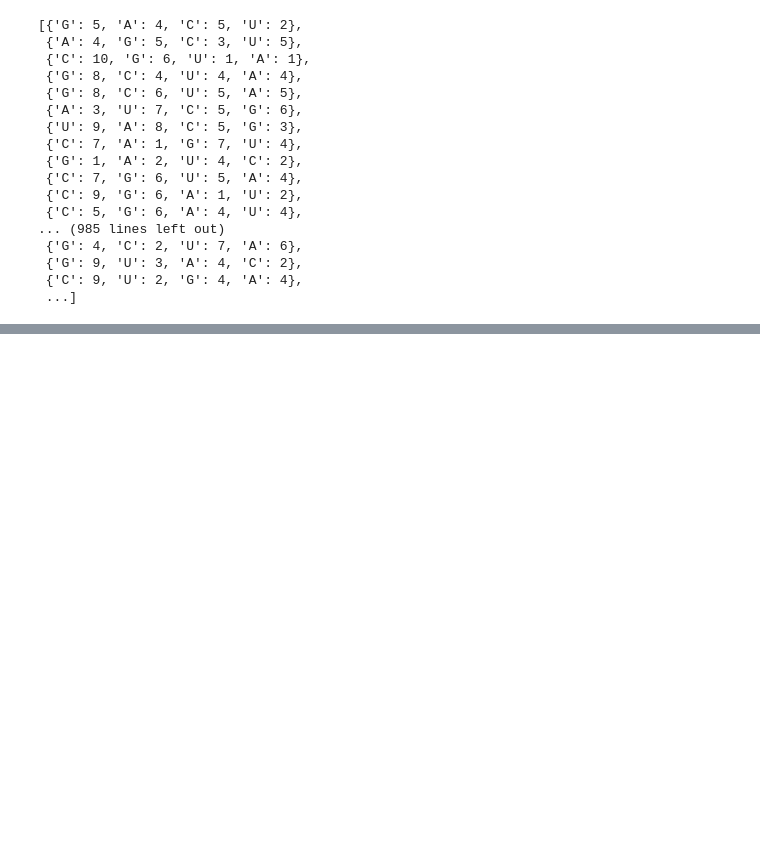
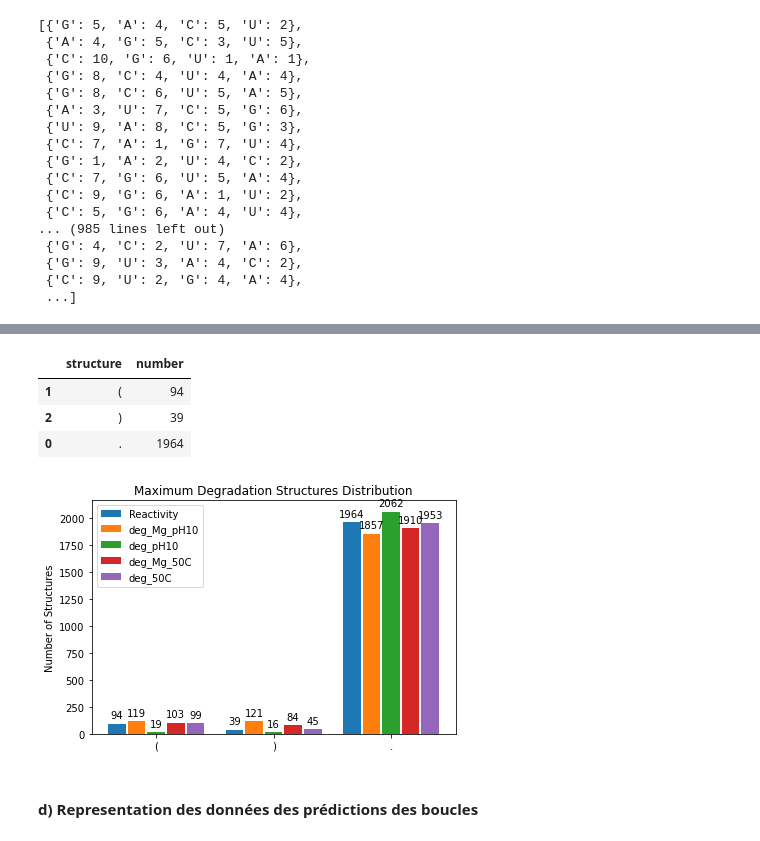
Before and after one commit to Sawzen/OpenVaccine-COVID-19-mRNA-Vaccine-Degradation-Prediction, a Jupyter notebook: Kaggle_New_Version.ipynb, the cells around one changed output, grey strips where cells are left out. Cells and saved outputs as stored; diff of their text form; code cells hidden in the pictures; blank space fills up the shorter version.

```diff
--- a/Kaggle_New_Version.ipynb
+++ b/Kaggle_New_Version.ipynb
@@ -374,0 +571,77 @@ for k in dico3:
+# %%
+# Réprésentation des données structurales
+
+df_strct_rea_max = pd.DataFrame(max_strct_rea.items(), columns = ['structure', 'number'])
+df_strct_deg_max = pd.DataFrame(max_strct_MGph.items(), columns = ['structure', 'number'])
+
+df_strct_rea_max = df_strct_rea_max.sort_values(by=['structure'])
+df_strct_deg_max = df_strct_deg_max.sort_values(by=['structure'])
+
+df_strct_ph_max = pd.DataFrame(max_strct_ph.items(), columns = ['structure', 'number'])
+df_strct_mg_max = pd.DataFrame(max_strct_MG50.items(), columns = ['structure', 'number'])
+df_strct_50_max = pd.DataFrame(max_strct_50.items(), columns = ['structure', 'number'])
+
+df_strct_ph_max = df_strct_ph_max.sort_values(by=['structure'])
+df_strct_mg_max = df_strct_mg_max.sort_values(by=['structure'])
+df_strct_50_max = df_strct_50_max.sort_values(by=['structure'])
+
+df_strct_rea_max
+# %% [output]
+|  | structure | number |
+| 1 | ( | 94 |
+| 2 | ) | 39 |
+| 0 | . | 1964 |
+# %%
+labels = df_strct_rea_max['structure']
+rea = list(df_strct_rea_max['number'])
+mgph = list(df_strct_deg_max['number'])
+ph = list(df_strct_ph_max['number'])
+mg = list(df_strct_mg_max['number'])
+c50 = list(df_strct_50_max['number'])
+
+#x = np.arange(len(labels))  # the label locations
+lst = [2, 5, 8]
+x = np.array(lst)
+width = 0.45  # the width of the bars
+
+
+fig, ax = plt.subplots()
+rects1 = ax.bar(x - 1, rea, width, label='Reactivity')
+rects2 = ax.bar(x - 0.5, mgph, width, label='deg_Mg_pH10')
+rects3 = ax.bar(x + 0.00, ph, width, label='deg_pH10')
+rects4 = ax.bar(x + 0.5, mg, width, label='deg_Mg_50C')
+rects5 = ax.bar(x + 1, c50, width, label='deg_50C')
+
+# Add some text for labels, title and custom x-axis tick labels, etc.
+ax.set_ylabel('Number of Structures')
+ax.set_title('Maximum Degradation Structures Distribution')
+ax.set_xticks(x)
+ax.set_xticklabels(labels)
+ax.legend()
+
+
+def autolabel(rects):
+    """Attach a text label above each bar in *rects*, displaying its height."""
+    for rect in rects:
+        height = rect.get_height()
+        ax.annotate('{}'.format(height),
+                    xy=(rect.get_x() + rect.get_width() / 2, height),
+                    xytext=(0, 3),  # 3 points vertical offset
+                    textcoords="offset points",
+                    ha='center', va='bottom')
+
+
+autolabel(rects1)
+autolabel(rects2)
+autolabel(rects3)
+autolabel(rects4)
+autolabel(rects5)
+
+fig.tight_layout()
+
+plt.show()
+# On voit que les bases non appariés sont plus suceptible à la dégradation
+# %% [output]
+[figure, added]
+# %% [markdown]
+#### d) Representation des données des prédictions des boucles
```
Also changed, not shown: parts of 24 cells of this notebook.
